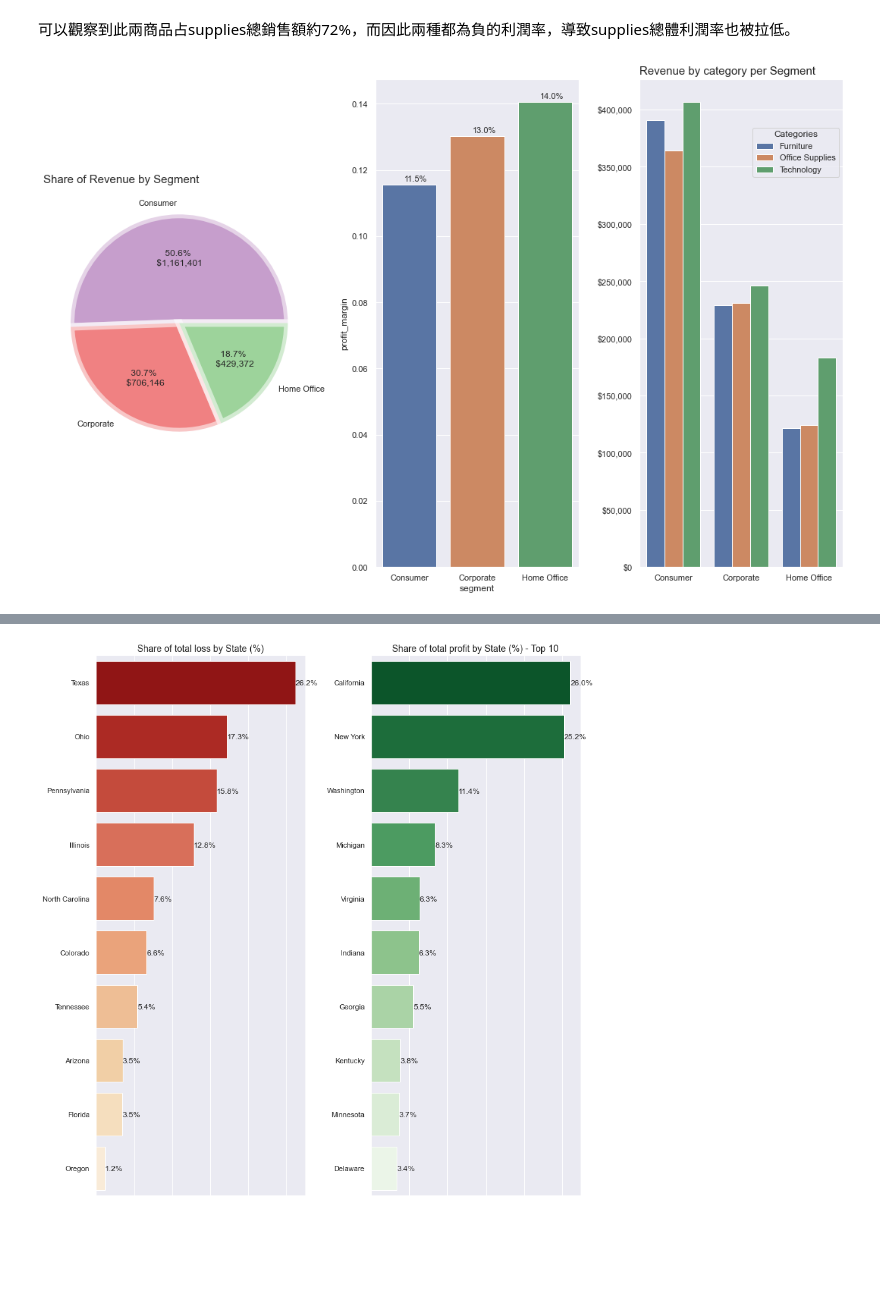
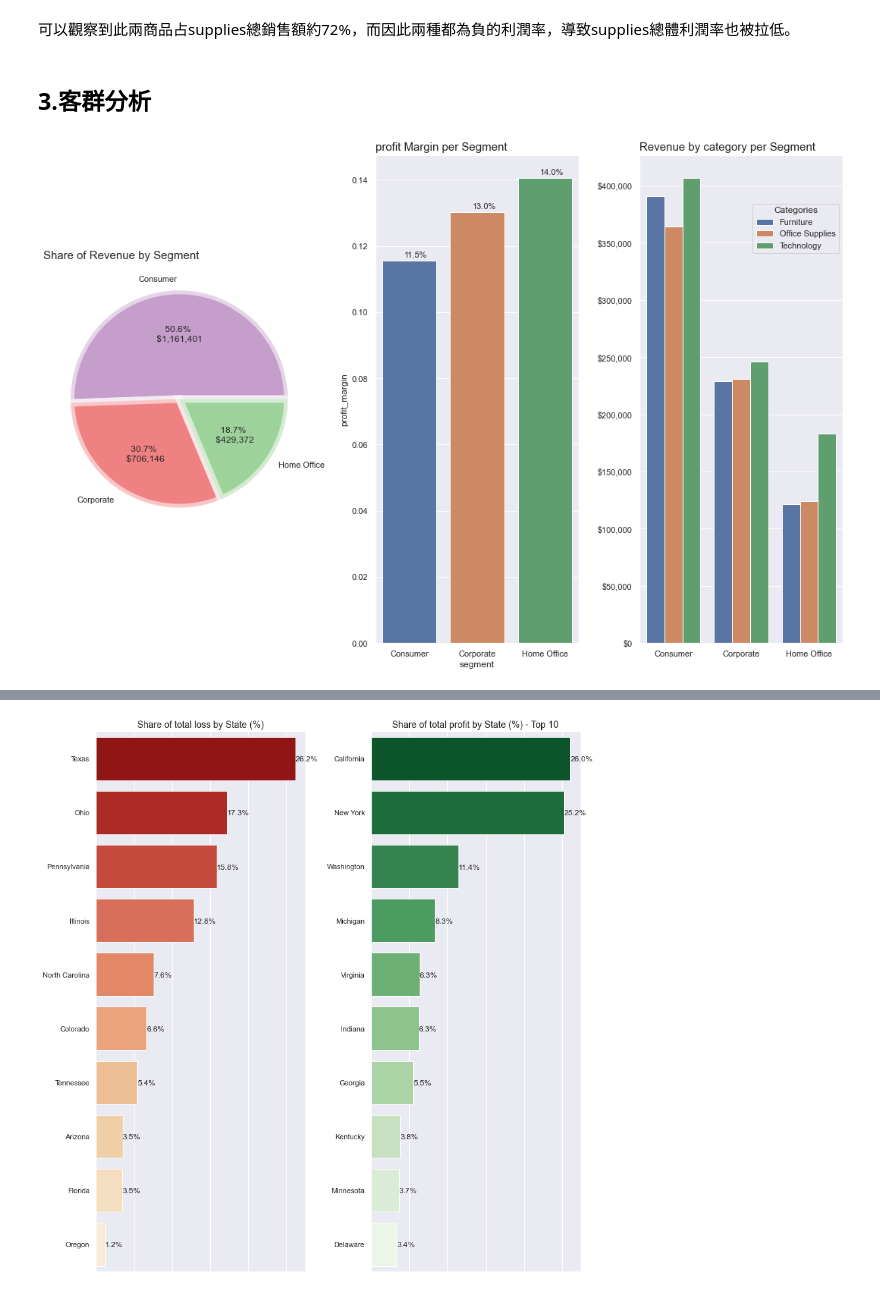
Before and after one commit to VingxenGuo/superstore_analysis, a Jupyter notebook: superstore.ipynb, the cells around one changed output, grey strips where cells are left out. Saved outputs shown, nothing was run; the diff lists cells and outputs as text; code cells hidden in the pictures; blank space fills up the shorter version.

```diff
--- a/superstore.ipynb
+++ b/superstore.ipynb
@@ -360,6 +359,8 @@ supplies.sort_values(by='sales', ascending=False).iloc[:2, :]['sales'].sum() / s
 0.7217475563990885
 # %% [markdown]
 可以觀察到此兩商品占supplies總銷售額約72%，而因此兩種都為負的利潤率，導致supplies總體利潤率也被拉低。
+# %% [markdown]
+## **3.客群分析**
 # %%
 # 以客群聚合，計算數值欄位總和
 sales_by_segment = data.groupby("segment").sum()
@@ -391,32 +392,32 @@ sns.barplot(x=sales_by_segment["segment"], y=sales_by_segment["profit_margin"],
 
 # # 調整圖二barchart
 # ax2.tick_params(left=None, labelleft=None)
 
 # 圖二各bar下標註
 for p in ax2.patches:
     x, _ = p.get_xy()
 
     ax2.annotate(f"{p.get_height()*100 :.1f}%", xy=(x+0.33, p.get_height()+0.001), size=11)
 
 # #設置barchart的標題
-# ax2.set_title("profit Margin per Segment", fontdict={"fontsize":15}, loc="left")
+ax2.set_title("profit Margin per Segment", fontdict={"fontsize":15}, loc="left")
 
 #以客群及種類分群
 segment_and_category = data.groupby(["segment", "category"], as_index=False).sum()
 
 # 繪製各族群中各種類的銷售額
 sns.barplot(x=segment_and_category["segment"], y=segment_and_category["sales"], hue=segment_and_category["category"], ax=ax3)
 
 # 清整bar
 ax3.set_title("Revenue by category per Segment", fontdict={"fontsize":15}, loc="left")
 ax3.set(xlabel=None, ylabel=None)
 
 # 設定y軸美金的格式
 ax3.yaxis.set_major_formatter("${x:,.0f}")
 
 # 標示圖例樣式
 ax3.legend(title="Categories", loc="center right", bbox_to_anchor=(1, 0.85))
 # layout 避免label overlapping
 fig.tight_layout()
 # %% [output]
-[figure, old version]
+[figure, new version]
```
Also changed, not shown: parts of 20 cells of this notebook.
